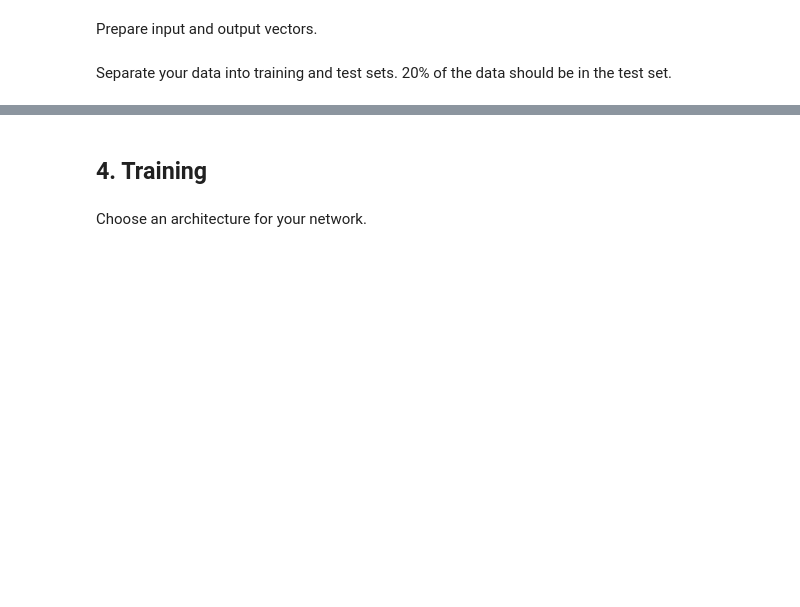
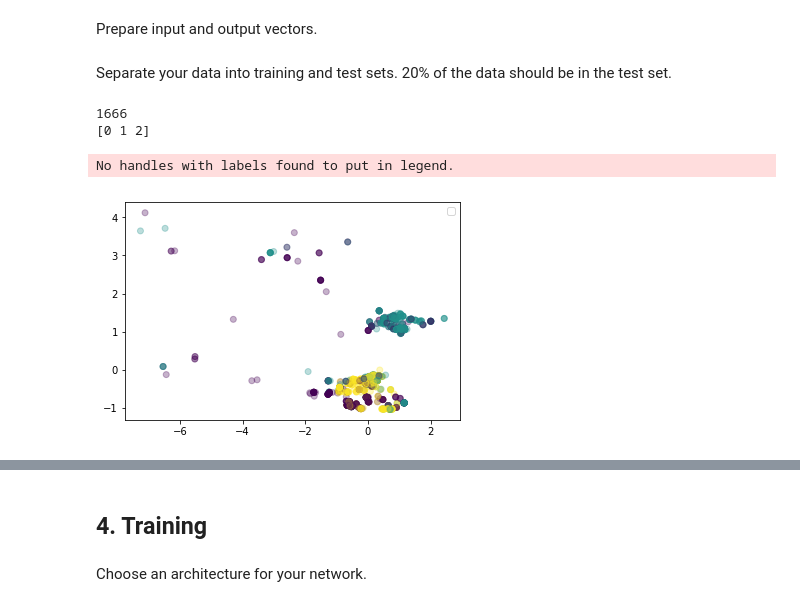
Before and after one commit to Umbriona/Deep-Neural-Network, a Jupyter notebook: Home Assignments/IHA2/IHA2.ipynb, the cells around one changed output, grey strips where cells are left out. Drawn from its saved outputs; the diff is of its cells as text; code cells hidden in the pictures; blank space fills up the shorter version.

Commit message:
Trained and validated

```diff
--- a/Home Assignments/IHA2/IHA2.ipynb
+++ b/Home Assignments/IHA2/IHA2.ipynb
@@ -33,7 +42,7 @@ import matplotlib.pyplot as plt
 # %% [markdown]
 Load the `'300k.csv'` file using pandas.
 # %%
-df = pd.read_csv('300k.csv')
+df = pd.read_csv('300k.csv', low_memory=False)
 # %% [markdown]
 Create a new `DataFrame` with only the columns `latitude`, `longitude`, and `class`.
 # %%
@@ -143,5 +152,35 @@ Which accuracy do you expect to achieve?
 ## 3. Preprocessing
 # %% [markdown]
 Prepare input and output vectors.
+# %%
+input_vec = dfnewfilterd[['latitude', 'longitude']].as_matrix()[1:]
+input_vec_scaled = preprocessing.scale(input_vec)
+
+class_vec = dfnewfilterd['class'].as_matrix()[1:]
+class_vec[class_vec == name_dict['Diglett']] = 0
+class_vec[class_vec == name_dict['Seel']] = 1
+class_vec[class_vec == name_dict['Tauros']] = 2
 # %% [markdown]
 Separate your data into training and test sets. 20% of the data should be in the test set.
+# %%
+#np.random.shuffle(input_vec_scaled)
+#np.random.shuffle(class_vec)
+index = round(len(class_vec)*0.8)
+print(index)
+input_vec_train, input_vec_test = [input_vec_scaled[:index,:], input_vec_scaled[index:,:]]
+
+class_vec_train, class_vec_test = [class_vec[:index], class_vec[index:]]
+print(np.unique(class_vec_train))
+# %% [output]
+1666
+[0 1 2]
+# %%
+fig, ax = plt.subplots()
+
+ax.scatter(input_vec_train[:,0],input_vec_train[:,1], c=class_vec_train, alpha = 0.3)
+
+ax.legend()
+plt.show()
+# %% [output]
+No handles with labels found to put in legend.
+[figure, added]
```
Also changed, not shown: parts of 12 cells of this notebook, 2 other files.
